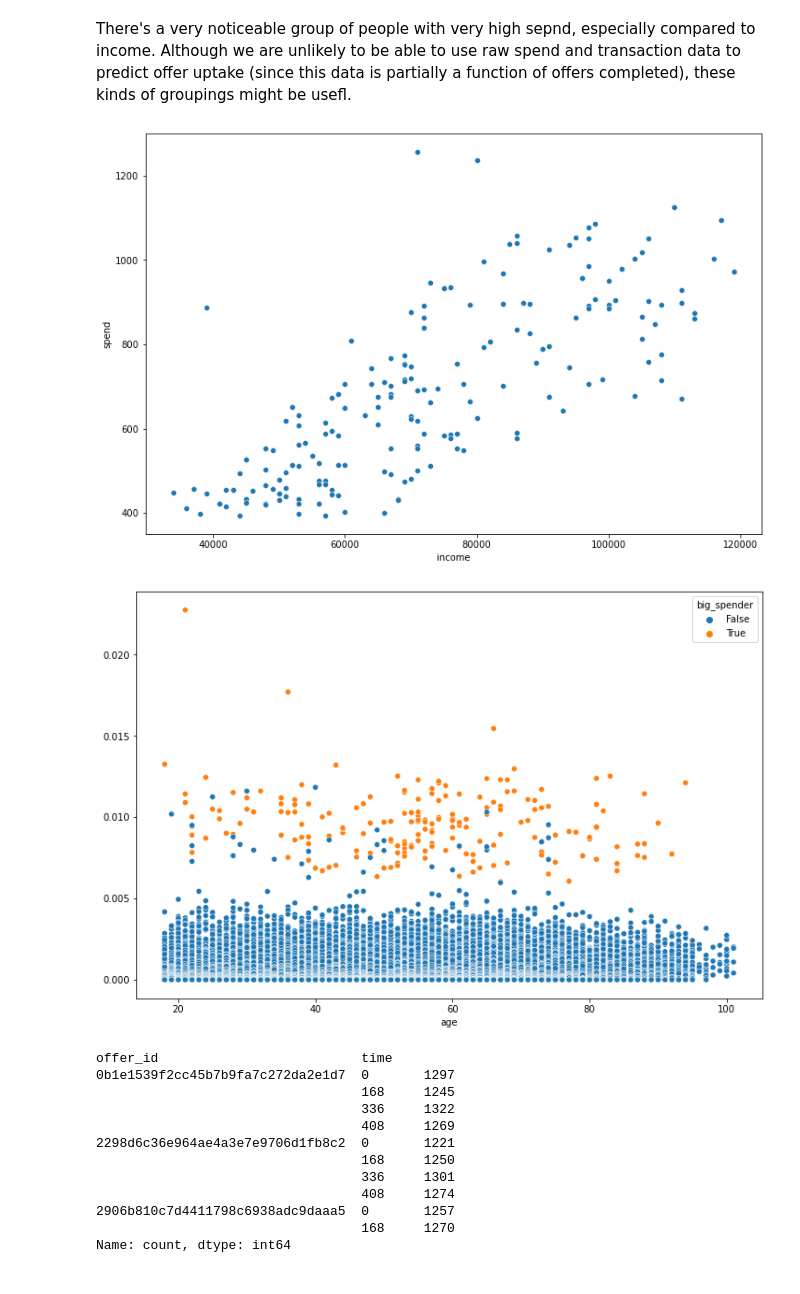
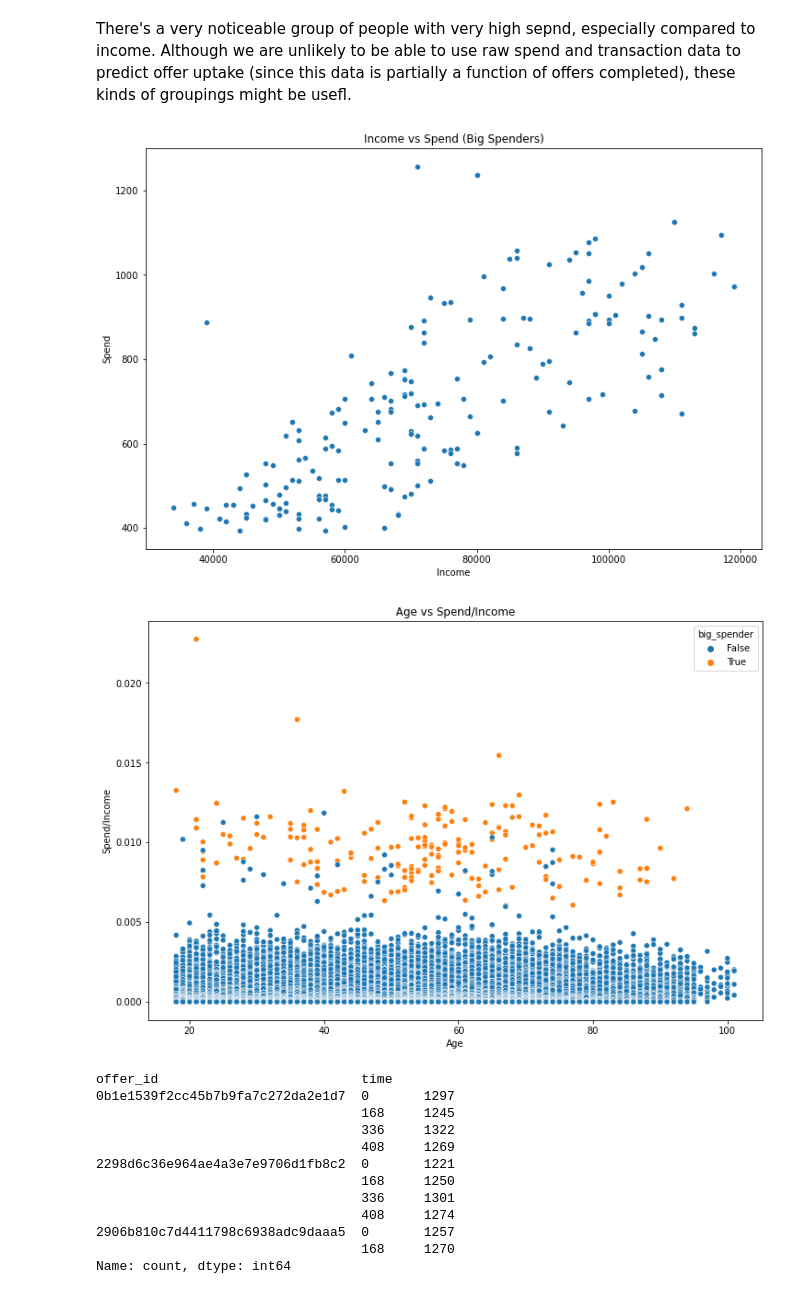
Before and after one commit to Stigant/Starbucks-Project, a Jupyter notebook: Starbucks_Capstone_notebook.ipynb, the cells around one changed output. Cells and saved outputs as stored; diff of their text form; code cells hidden in the pictures.

```diff
--- a/Starbucks_Capstone_notebook.ipynb
+++ b/Starbucks_Capstone_notebook.ipynb
@@ -193,15 +203,21 @@ big_spenders=profile.dropna()[profile.dropna().spend >= transactions.amount.mean
 # %%
 plt.subplots(figsize = (12,8))
 sns.scatterplot(data=big_spenders, x='income', y='spend');
+plt.xlabel('Income')
+plt.ylabel('Spend')
+plt.title('Income vs Spend (Big Spenders)');
 # %% [output]
-[figure, old version]
+[figure, new version]
 # %%
 profile['big_spender']=[ x in big_spenders.index for x in profile.index]
 # %%
 plt.subplots(figsize = (12,8))
 sns.scatterplot(y=profile.spend/profile.income, x=profile.age, hue=profile.big_spender);
+plt.xlabel('Age')
+plt.ylabel('Spend/Income')
+plt.title('Age vs Spend/Income');
 # %% [output]
-[figure, old version]
+[figure, new version]
 # %%
 def drop_users(df, profile=profile):
     """Drop users we removed from profile df"""
```
Also changed, not shown: parts of 27 cells of this notebook.
